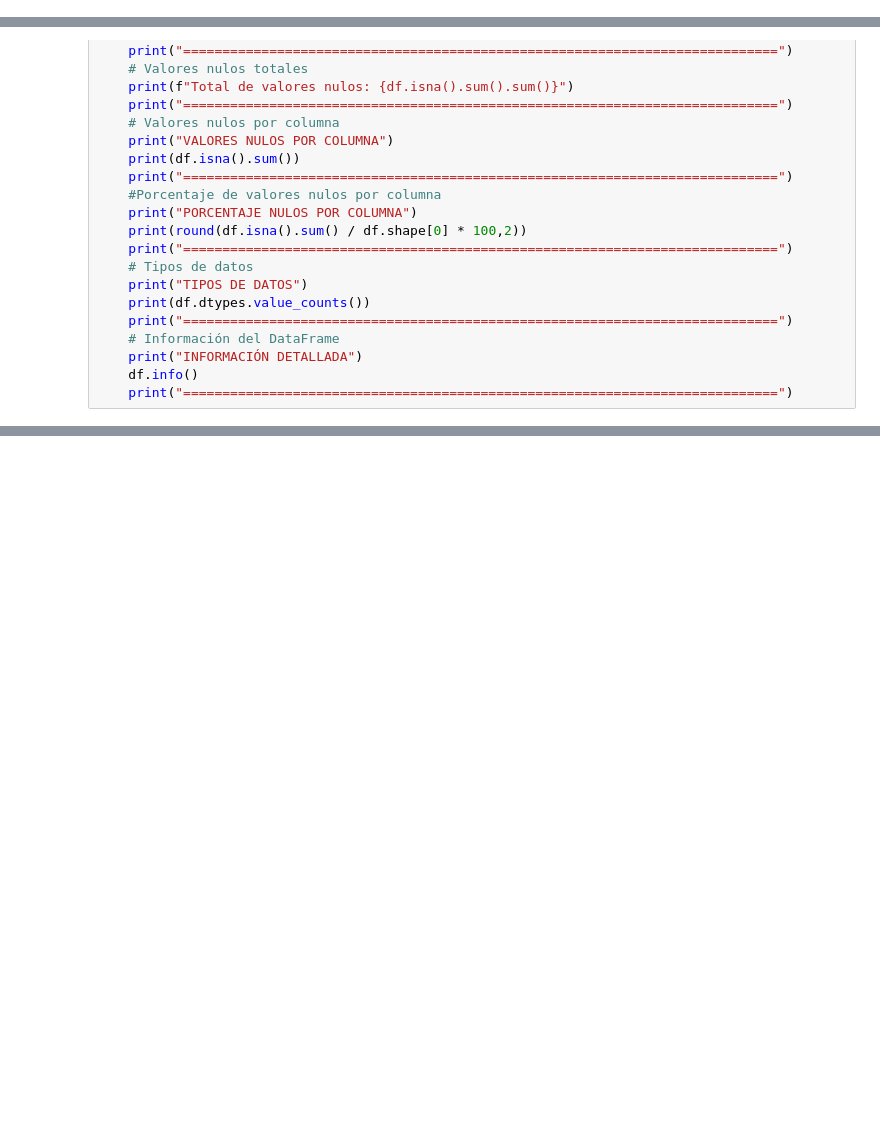
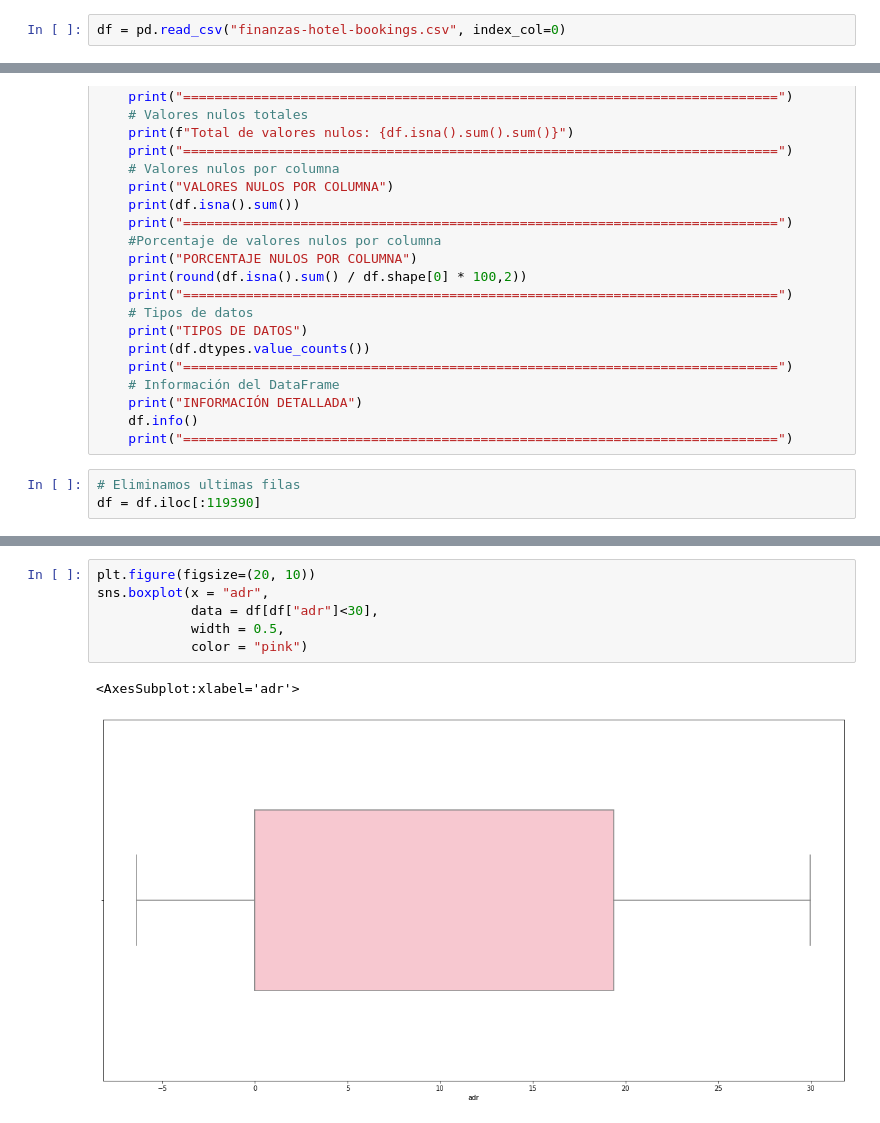
Before and after one commit to carla-caracola/proyecto_analisis_cancelaciones_reservas, a Jupyter notebook: EDA.ipynb, the cells around one changed output, grey strips where cells are left out. Cells and saved outputs as stored; diff of their text form; blank space fills up the shorter version.

```diff
--- a/EDA.ipynb
+++ b/EDA.ipynb
@@ -19,6 +19,8 @@ import matplotlib.pyplot as plt
 # Configuración
 # -----------------------------------------------------------------------
 pd.set_option('display.max_columns', None) # para poder visualizar todas las columnas de los DataFrames
+# %%
+df = pd.read_csv("finanzas-hotel-bookings.csv", index_col=0)
 # %%
 def entender_datos(df):
     # Encabezado
@@ -58,3 +60,6 @@ def entender_datos(df):
     print("INFORMACIÓN DETALLADA")
     df.info()
     print("============================================================================")
+# %%
+# Eliminamos ultimas filas
+df = df.iloc[:119390]
@@ -71,0 +115,9 @@ for columna in columnas_cat:
+# %%
+plt.figure(figsize=(20, 10))
+sns.boxplot(x = "adr",
+            data = df[df["adr"]<30],
+            width = 0.5,
+            color = "pink")
+# %% [output]
+<AxesSubplot:xlabel='adr'>
+[figure, added]
```
Also changed, not shown: parts of 2 cells of this notebook.
